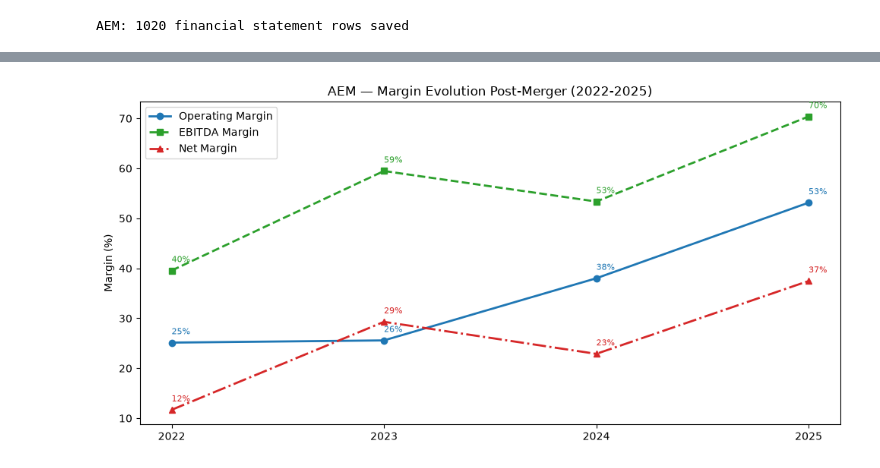
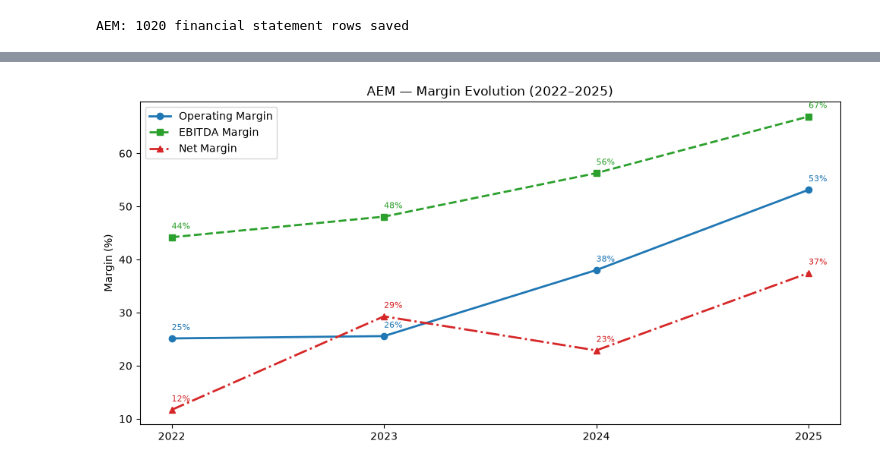
Before and after one commit to ChristopheAbelem/agnico-kirkland-ma-analysis, a Jupyter notebook: notebooks/01_data_collection.ipynb, the cells around one changed output, grey strips where cells are left out. Drawn from its saved outputs; the diff is of its cells as text; code cells hidden in the pictures.

Commit message:
Revise AEM-Kirkland analysis: peer margin comparison, gold price check, corrected conclusion

```diff
--- a/notebooks/01_data_collection.ipynb
+++ b/notebooks/01_data_collection.ipynb
@@ -147,10 +144,15 @@ pivot_margins = margins_data.pivot_table(
     values="value"
 ).reset_index()
 
+# EBITDA calculated as operating income + depreciation (yfinance's own EBITDA kept only for comparison)
+pivot_margins["EBITDA_calculated"] = pivot_margins["Operating Income"] + pivot_margins["Reconciled Depreciation"]
+
 pivot_margins["Operating_Margin"] = pivot_margins["Operating Income"] / pivot_margins["Total Revenue"] * 100
-pivot_margins["EBITDA_Margin"] = pivot_margins["EBITDA"] / pivot_margins["Total Revenue"] * 100
+pivot_margins["EBITDA_Margin"] = pivot_margins["EBITDA_calculated"] / pivot_margins["Total Revenue"] * 100
+pivot_margins["EBITDA_Margin_yfinance"] = pivot_margins["EBITDA"] / pivot_margins["Total Revenue"] * 100
 pivot_margins["Net_Margin"] = pivot_margins["Net Income"] / pivot_margins["Total Revenue"] * 100
 pivot_margins["Cost_Ratio"] = pivot_margins["Cost Of Revenue"] / pivot_margins["Total Revenue"] * 100
 
-pivot_margins[["fiscal_date", "Total Revenue", "Operating_Margin", "EBITDA_Margin", "Net_Margin", "Cost_Ratio"]]
+pivot_margins[["fiscal_date", "Total Revenue", "Operating_Margin", "EBITDA_Margin",
+               "EBITDA_Margin_yfinance", "Net_Margin", "Cost_Ratio"]]
 # %% [output]
@@ -167,22 +180,22 @@ to assess whether the promised synergies ($0.8B over 5 years) materialized opera
 # %%
 fig, ax = plt.subplots(figsize=(10, 5))
 
 years = pivot_margins["fiscal_date"].str[:4].astype(int)
 
 ax.plot(years, pivot_margins["Operating_Margin"], marker="o", linestyle="-", label="Operating Margin", color="#1f77b4", linewidth=2)
 ax.plot(years, pivot_margins["EBITDA_Margin"], marker="s", linestyle="--", label="EBITDA Margin", color="#2ca02c", linewidth=2)
 ax.plot(years, pivot_margins["Net_Margin"], marker="^", linestyle="-.", label="Net Margin", color="#d62728", linewidth=2)
 
-# Adiciona o valor numérico em cada ponto
+# Label each point with its value
 for series, color in [("Operating_Margin", "#1f77b4"), ("EBITDA_Margin", "#2ca02c"), ("Net_Margin", "#d62728")]:
     for x, y in zip(years, pivot_margins[series]):
         ax.annotate(f"{y:.0f}%", (x, y), textcoords="offset points", xytext=(0, 8), fontsize=8, color=color)
 
-ax.set_title("AEM — Margin Evolution Post-Merger (2022-2025)")
+ax.set_title("AEM — Margin Evolution (2022–2025)")
 ax.set_ylabel("Margin (%)")
 ax.set_xticks(years)
 ax.legend()
 plt.tight_layout()
 plt.show()
 # %% [output]
-[figure, old version]
+[figure, new version]
```
Also changed, not shown: parts of 22 cells of this notebook.
